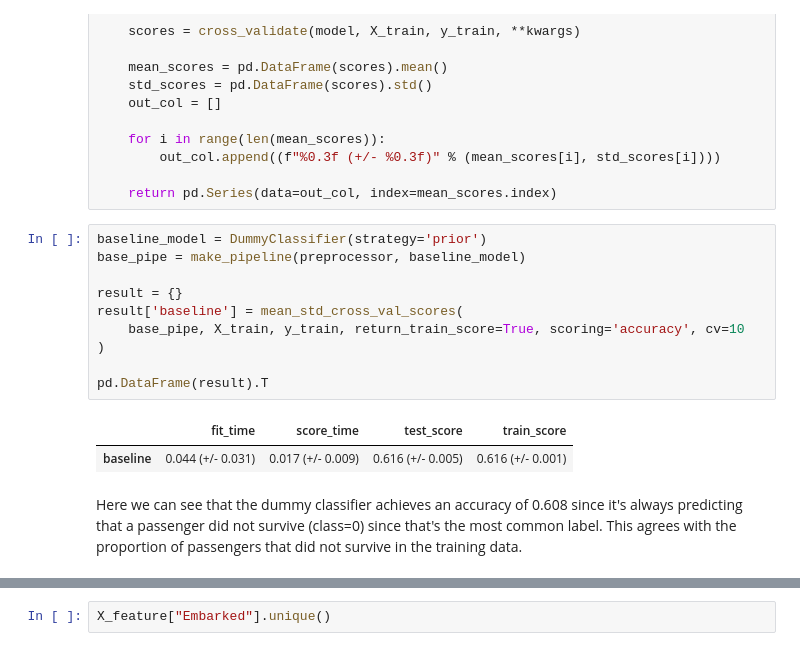
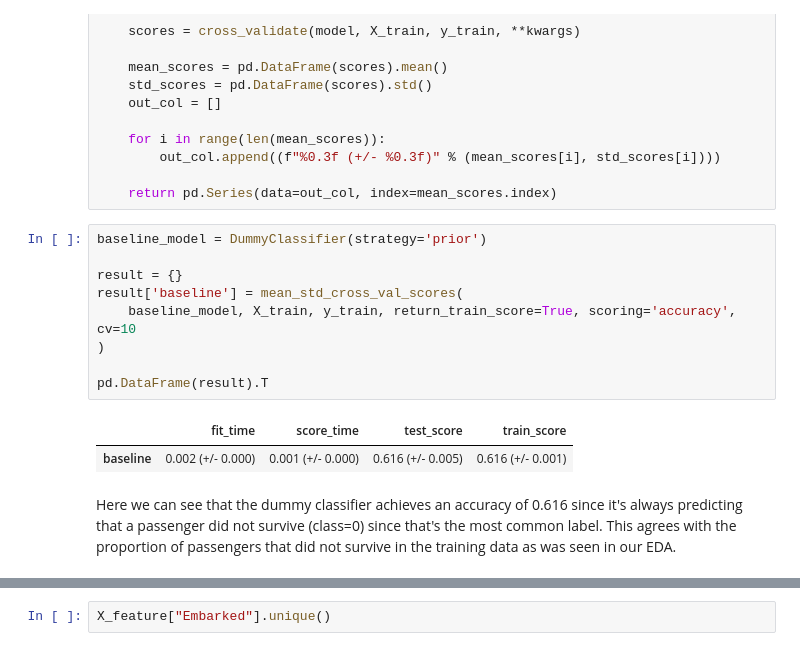
Before and after one commit to ericrkuo/dsci-100-group-12, a Jupyter notebook: report.ipynb, the cells around one changed output, grey strips where cells are left out. Saved outputs shown, nothing was run; the diff lists cells and outputs as text.

```diff
--- a/report.ipynb
+++ b/report.ipynb
@@ -427,16 +356,15 @@ def mean_std_cross_val_scores(model, X_train, y_train, **kwargs):
     return pd.Series(data=out_col, index=mean_scores.index)
 # %%
 baseline_model = DummyClassifier(strategy='prior')
-base_pipe = make_pipeline(preprocessor, baseline_model)
 
 result = {}
 result['baseline'] = mean_std_cross_val_scores(
-    base_pipe, X_train, y_train, return_train_score=True, scoring='accuracy', cv=10
+    baseline_model, X_train, y_train, return_train_score=True, scoring='accuracy', cv=10
 )
 
 pd.DataFrame(result).T
 # %% [output]
 |  | fit_time | score_time | test_score | train_score |
-| baseline | 0.044 (+/- 0.031) | 0.017 (+/- 0.009) | 0.616 (+/- 0.005) | 0.616 (+/- 0.001) |
+| baseline | 0.002 (+/- 0.000) | 0.001 (+/- 0.000) | 0.616 (+/- 0.005) | 0.616 (+/- 0.001) |
 # %% [markdown]
-Here we can see that the dummy classifier achieves an accuracy of 0.608 since it's always predicting that a passenger did not survive (class=0) since that's the most common label. This agrees with the proportion of passengers that did not survive in the training data.
+Here we can see that the dummy classifier achieves an accuracy of 0.616 since it's always predicting that a passenger did not survive (class=0) since that's the most common label. This agrees with the proportion of passengers that did not survive in the training data as was seen in our EDA.
```
Also changed, not shown: parts of 91 cells of this notebook.
